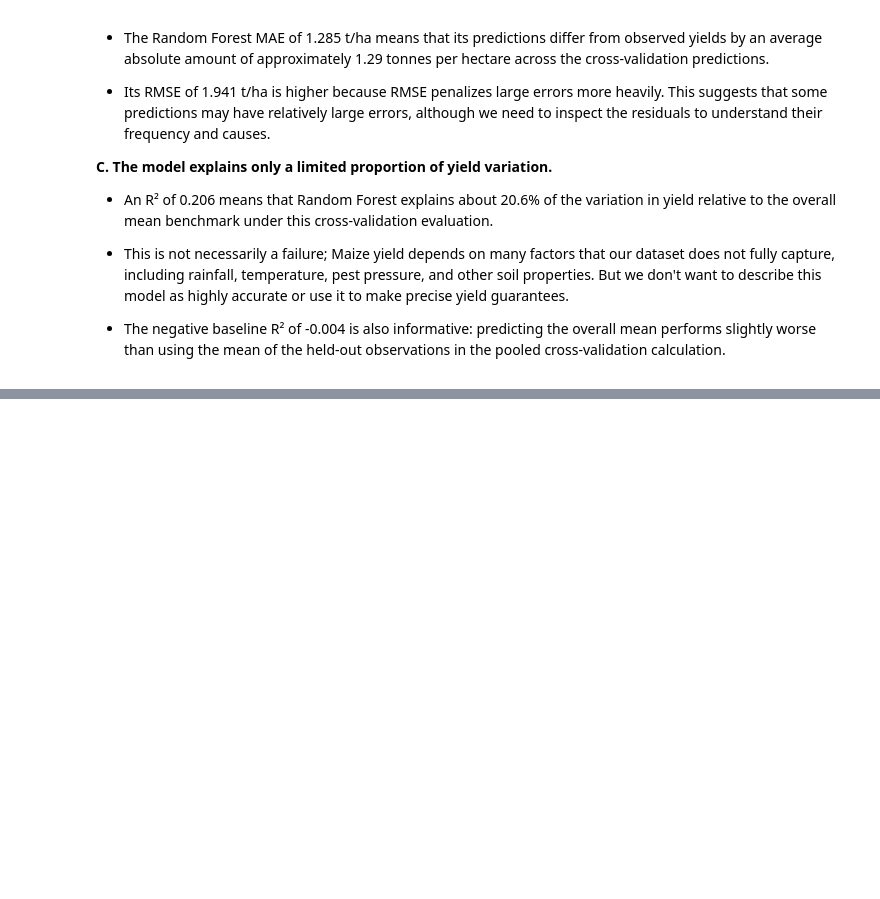
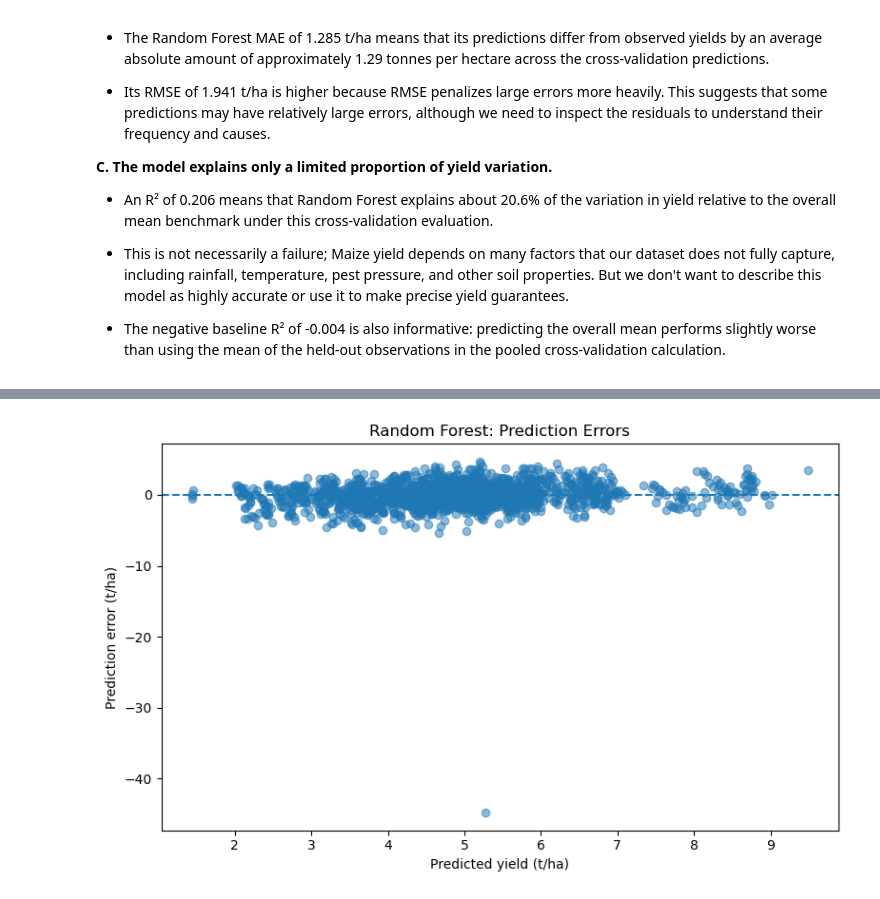
Before and after one commit to Vin-Okumu/maize-yield-optimization-rwanda, a Jupyter notebook: 02_Notebooks/06_yield_prediction.ipynb, the cells around one changed output, grey strips where cells are left out. Saved outputs shown, nothing was run; the diff lists cells and outputs as text; code cells hidden in the pictures; blank space fills up the shorter version.

```diff
--- a/02_Notebooks/06_yield_prediction.ipynb
+++ b/02_Notebooks/06_yield_prediction.ipynb
@@ -293,0 +294,25 @@ Our earlier model loop stored the out-of-fold predictions in prediction_records.
+# %%
+# Combine the cross-validation predictions
+all_predictions = pd.concat(
+    prediction_records,
+    ignore_index=True
+)
+
+# Calculate prediction errors
+all_predictions["error"] = (
+    all_predictions["predicted_yield"]
+    - all_predictions["actual_yield"]
+)
+
+all_predictions["absolute_error"] = (
+    all_predictions["error"].abs()
+)
+
+all_predictions["squared_error"] = (
+    all_predictions["error"] ** 2
+)
+
+# Inspect Random Forest predictions
+rf_predictions = all_predictions.loc[
+    all_predictions["model"] == "Random forest"
+].copy()
@@ -293,0 +403,19 @@ Our earlier model loop stored the out-of-fold predictions in prediction_records.
+# %%
+fig, ax = plt.subplots(figsize=(8, 5))
+
+ax.scatter(
+    rf_predictions["predicted_yield"],
+    rf_predictions["error"],
+    alpha=0.5
+)
+
+ax.axhline(0, linestyle="--")
+
+ax.set_xlabel("Predicted yield (t/ha)")
+ax.set_ylabel("Prediction error (t/ha)")
+ax.set_title("Random Forest: Prediction Errors")
+
+plt.tight_layout()
+plt.show()
+# %% [output]
+[figure, added]
```
Also changed, not shown: parts of 9 cells of this notebook.
